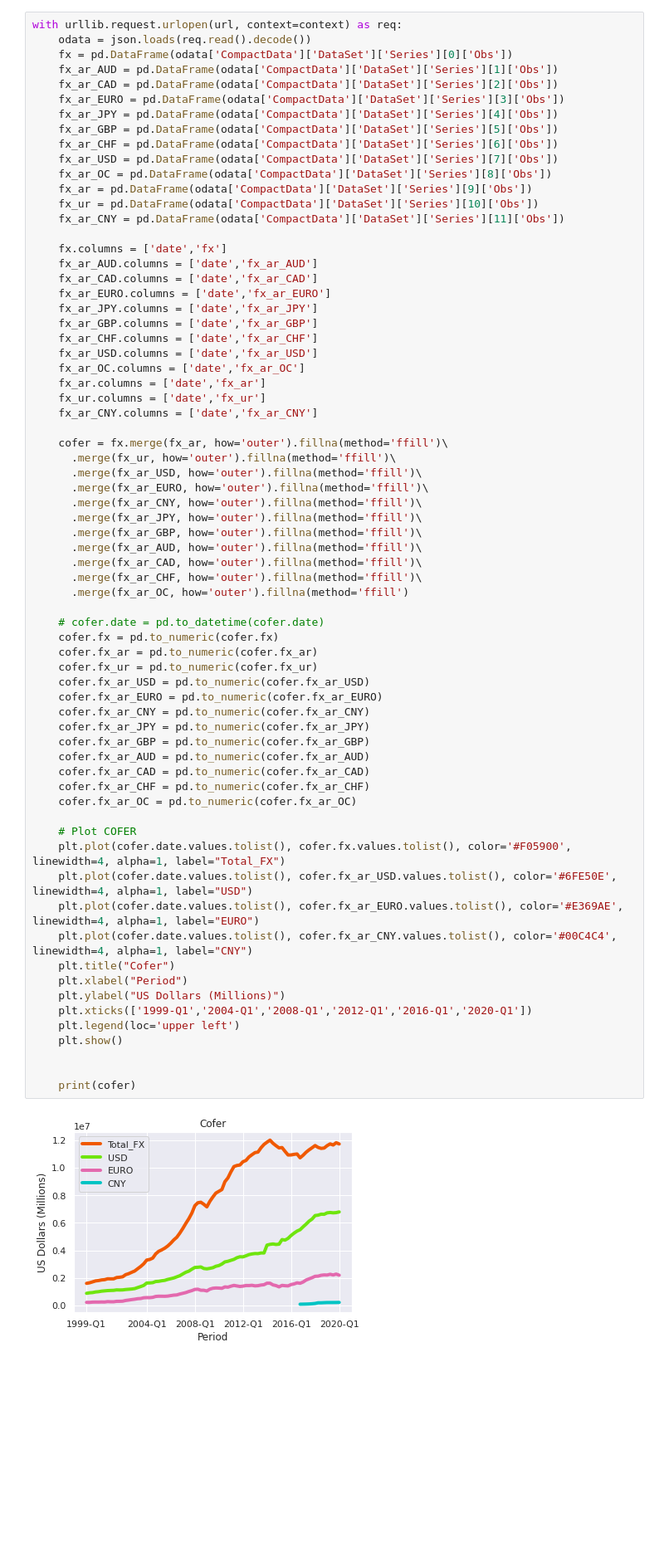
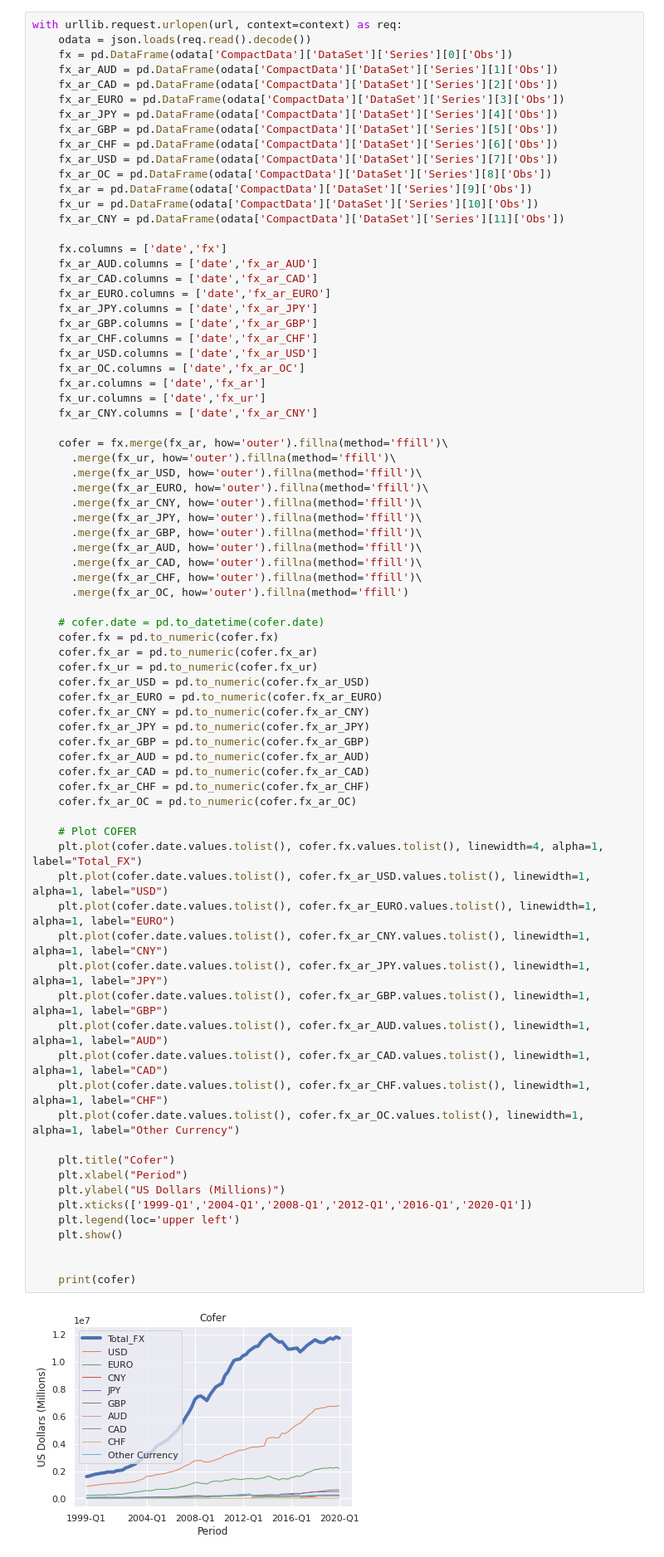
Before and after one commit to cyywu/FintechColab, a Jupyter notebook: colab/Cofer.ipynb, the cells around one changed output. Shown at 83% size. Cells and saved outputs as stored; diff of their text form; blank space fills up the shorter version.

```diff
--- a/colab/Cofer.ipynb
+++ b/colab/Cofer.ipynb
@@ -103,38 +103,45 @@ with urllib.request.urlopen(url, context=context) as req:
       .merge(fx_ar_AUD, how='outer').fillna(method='ffill')\
       .merge(fx_ar_CAD, how='outer').fillna(method='ffill')\
       .merge(fx_ar_CHF, how='outer').fillna(method='ffill')\
       .merge(fx_ar_OC, how='outer').fillna(method='ffill')
 
     # cofer.date = pd.to_datetime(cofer.date)
     cofer.fx = pd.to_numeric(cofer.fx)
     cofer.fx_ar = pd.to_numeric(cofer.fx_ar)
     cofer.fx_ur = pd.to_numeric(cofer.fx_ur)
     cofer.fx_ar_USD = pd.to_numeric(cofer.fx_ar_USD)
     cofer.fx_ar_EURO = pd.to_numeric(cofer.fx_ar_EURO)
     cofer.fx_ar_CNY = pd.to_numeric(cofer.fx_ar_CNY)
     cofer.fx_ar_JPY = pd.to_numeric(cofer.fx_ar_JPY)
     cofer.fx_ar_GBP = pd.to_numeric(cofer.fx_ar_GBP)
     cofer.fx_ar_AUD = pd.to_numeric(cofer.fx_ar_AUD)
     cofer.fx_ar_CAD = pd.to_numeric(cofer.fx_ar_CAD)
     cofer.fx_ar_CHF = pd.to_numeric(cofer.fx_ar_CHF)
     cofer.fx_ar_OC = pd.to_numeric(cofer.fx_ar_OC)
 
     # Plot COFER
-    plt.plot(cofer.date.values.tolist(), cofer.fx.values.tolist(), color='#F05900', linewidth=4, alpha=1, label="Total_FX")
-    plt.plot(cofer.date.values.tolist(), cofer.fx_ar_USD.values.tolist(), color='#6FE50E', linewidth=4, alpha=1, label="USD")
-    plt.plot(cofer.date.values.tolist(), cofer.fx_ar_EURO.values.tolist(), color='#E369AE', linewidth=4, alpha=1, label="EURO")
-    plt.plot(cofer.date.values.tolist(), cofer.fx_ar_CNY.values.tolist(), color='#00C4C4', linewidth=4, alpha=1, label="CNY")
+    plt.plot(cofer.date.values.tolist(), cofer.fx.values.tolist(), linewidth=4, alpha=1, label="Total_FX")
+    plt.plot(cofer.date.values.tolist(), cofer.fx_ar_USD.values.tolist(), linewidth=1, alpha=1, label="USD")
+    plt.plot(cofer.date.values.tolist(), cofer.fx_ar_EURO.values.tolist(), linewidth=1, alpha=1, label="EURO")
+    plt.plot(cofer.date.values.tolist(), cofer.fx_ar_CNY.values.tolist(), linewidth=1, alpha=1, label="CNY")
+    plt.plot(cofer.date.values.tolist(), cofer.fx_ar_JPY.values.tolist(), linewidth=1, alpha=1, label="JPY")
+    plt.plot(cofer.date.values.tolist(), cofer.fx_ar_GBP.values.tolist(), linewidth=1, alpha=1, label="GBP")
+    plt.plot(cofer.date.values.tolist(), cofer.fx_ar_AUD.values.tolist(), linewidth=1, alpha=1, label="AUD")
+    plt.plot(cofer.date.values.tolist(), cofer.fx_ar_CAD.values.tolist(), linewidth=1, alpha=1, label="CAD")
+    plt.plot(cofer.date.values.tolist(), cofer.fx_ar_CHF.values.tolist(), linewidth=1, alpha=1, label="CHF")
+    plt.plot(cofer.date.values.tolist(), cofer.fx_ar_OC.values.tolist(), linewidth=1, alpha=1, label="Other Currency")
+
     plt.title("Cofer")
     plt.xlabel("Period")
     plt.ylabel("US Dollars (Millions)")
     plt.xticks(['1999-Q1','2004-Q1','2008-Q1','2012-Q1','2016-Q1','2020-Q1'])
     plt.legend(loc='upper left')
     plt.show()
 
 
     print(cofer)
 # %% [output]
-[figure, old version]
+[figure, new version]
        date            fx  ...     fx_ar_CHF       fx_ar_OC
 0   1999-Q1  1.605916e+06  ...   3571.276290   20121.333434
 1   1999-Q2  1.646733e+06  ...   3092.356768   20845.130228
```
